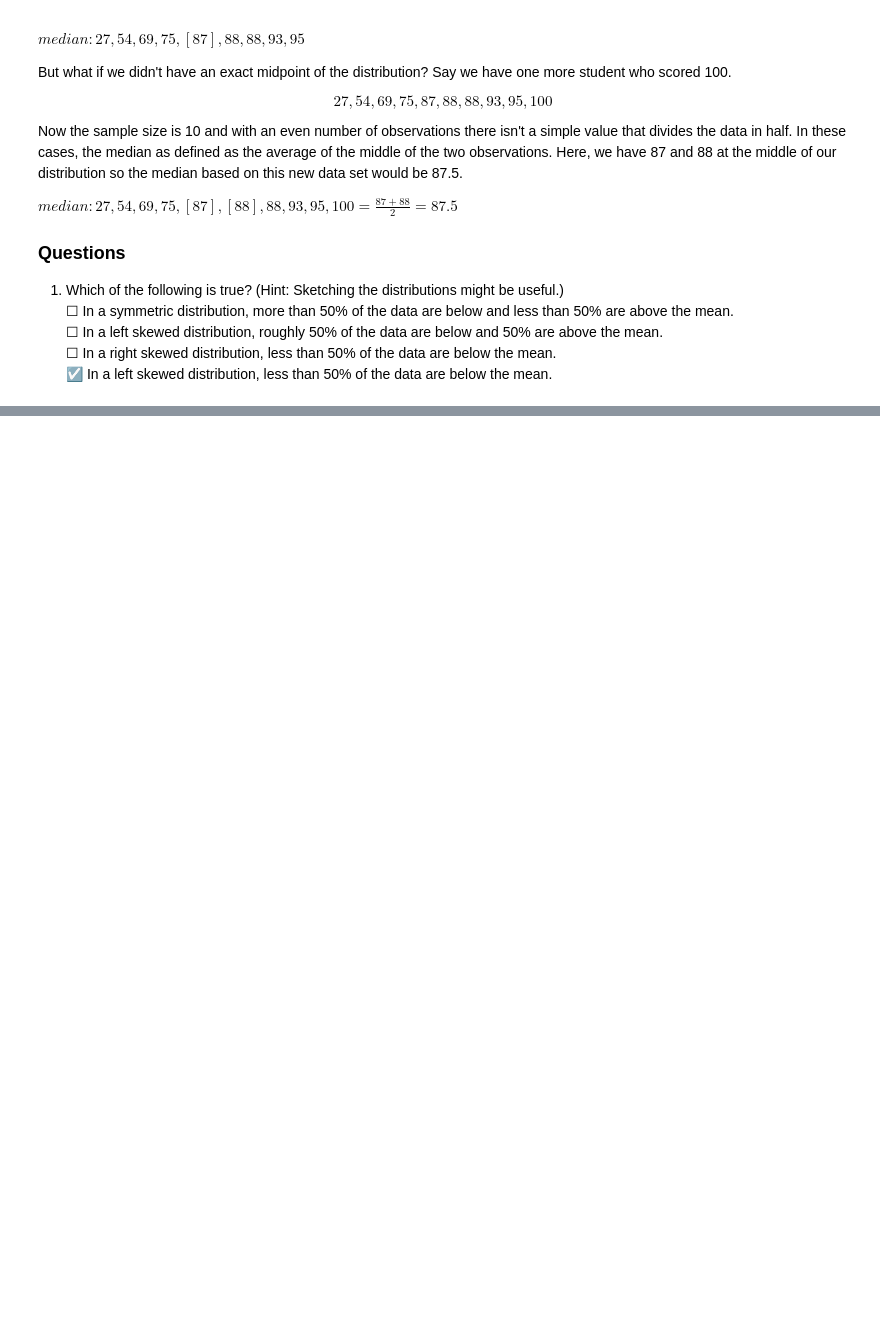
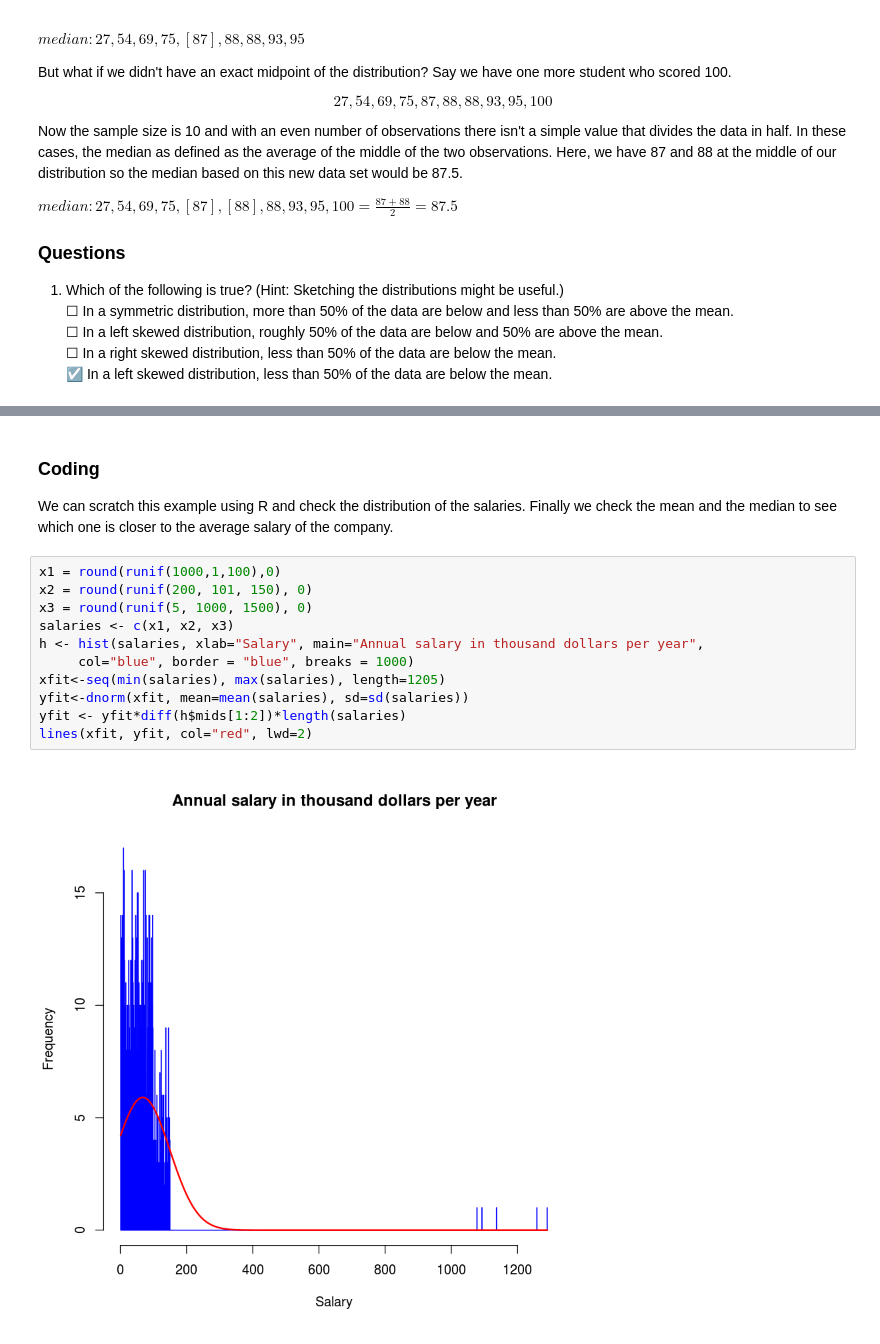
Before and after one commit to rogergranada/MOOCs, a Jupyter notebook: Coursera/Duke University/Probability-intro/Week 2/1. Exploring Numerical Data.ipynb, the cells around one changed output, grey strips where cells are left out. Drawn from its saved outputs; the diff is of its cells as text; blank space fills up the shorter version.

```diff
--- a/Coursera/Duke University/Probability-intro/Week 2/1. Exploring Numerical Data.ipynb
+++ b/Coursera/Duke University/Probability-intro/Week 2/1. Exploring Numerical Data.ipynb
@@ -215,0 +245,17 @@ Min. = 403, Q1 = 2438, Median = 6975, Q3 = 16650, Max. = 91490.
+# %% [markdown]
+### Coding
+
+We can scratch this example using R and check the distribution of the salaries. Finally we check the mean and the median to see which one is closer to the average salary of the company.
+# %%
+x1 = round(runif(1000,1,100),0)
+x2 = round(runif(200, 101, 150), 0)
+x3 = round(runif(5, 1000, 1500), 0)
+salaries <- c(x1, x2, x3)
+h <- hist(salaries, xlab="Salary", main="Annual salary in thousand dollars per year",
+     col="blue", border = "blue", breaks = 1000)
+xfit<-seq(min(salaries), max(salaries), length=1205)
+yfit<-dnorm(xfit, mean=mean(salaries), sd=sd(salaries))
+yfit <- yfit*diff(h$mids[1:2])*length(salaries)
+lines(xfit, yfit, col="red", lwd=2)
+# %% [output]
+[figure, added]
```
Also changed, not shown: parts of 3 cells of this notebook.
